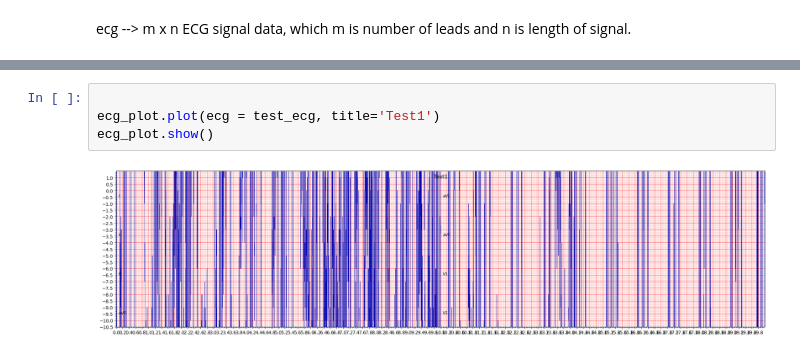
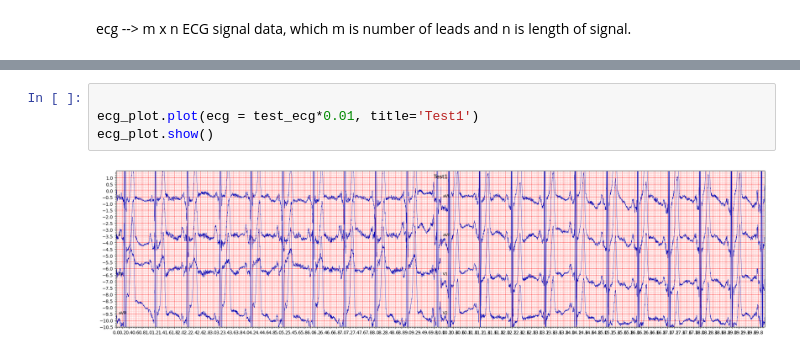
Before and after one commit to cepdnaclk/e17-4yp-Comprehensive-ECG-analysis-with-Deep-Learning-on-GPU-accelerators, a Jupyter notebook: notebooks/Test1.ipynb, the cells around one changed output, grey strips where cells are left out. Saved outputs shown, nothing was run; the diff lists cells and outputs as text.

Commit message:
corrected ECG plots2

```diff
--- a/notebooks/Test1.ipynb
+++ b/notebooks/Test1.ipynb
@@ -114,6 +123,6 @@ ecg	--> m x n ECG signal data, which m is number of leads and n is length of sig
 # %%
 
-ecg_plot.plot(ecg = test_ecg, title='Test1')
+ecg_plot.plot(ecg = test_ecg*0.01, title='Test1')
 ecg_plot.show()
 # %% [output]
-[figure, old version]
+[figure, new version]
```
Also changed, not shown: parts of 3 cells of this notebook.
